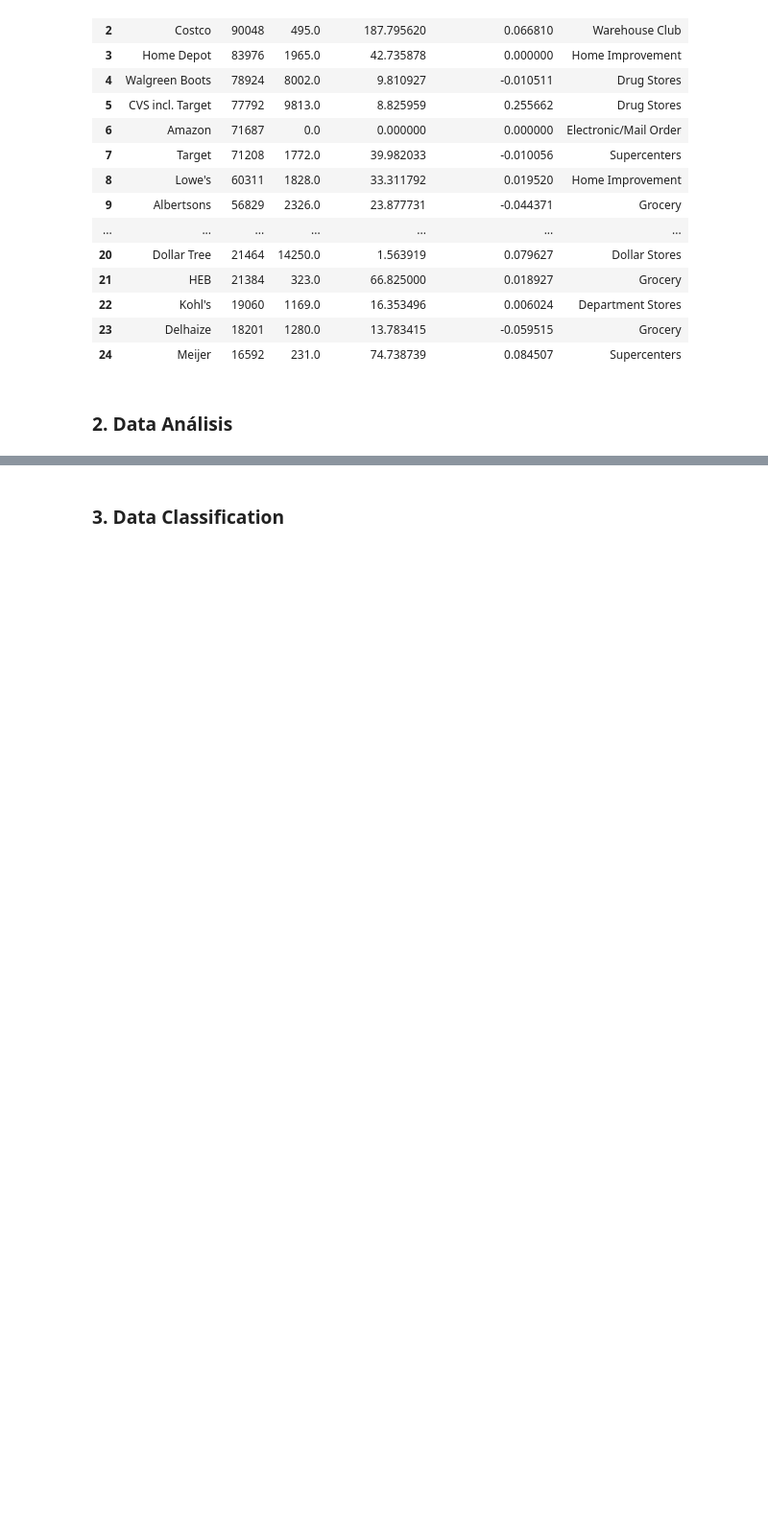
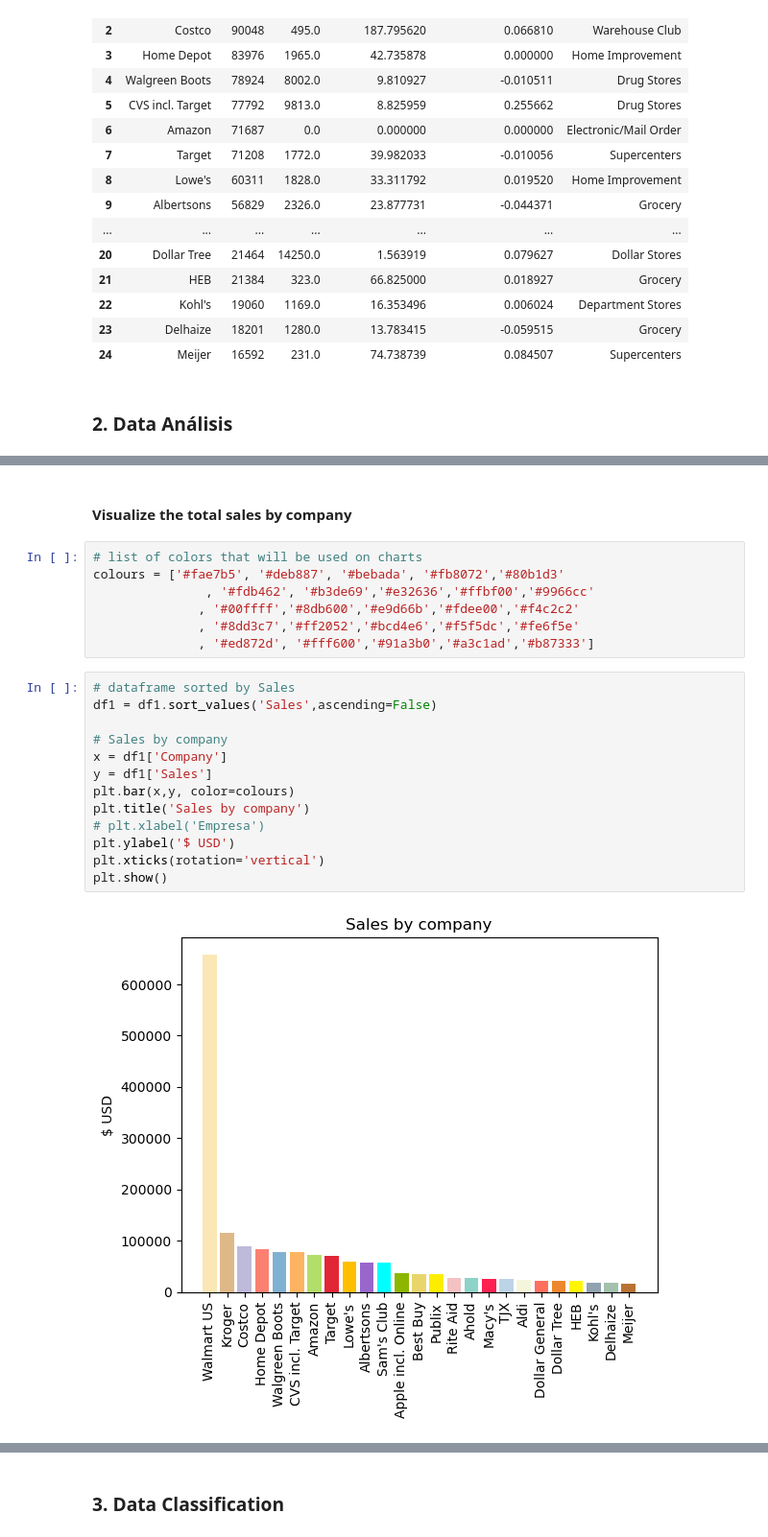
Before and after one commit to r3card0/Data-Academy-Project, a Jupyter notebook: DataAcademyProject.ipynb, the cells around one changed output, grey strips where cells are left out. Shown at 96% size. Cells and saved outputs as stored; diff of their text form; blank space fills up the shorter version.

```diff
--- a/DataAcademyProject.ipynb
+++ b/DataAcademyProject.ipynb
@@ -164,0 +179,24 @@ df1
+# %% [markdown]
+#### Visualize the total sales by company
+# %%
+# list of colors that will be used on charts
+colours = ['#fae7b5', '#deb887', '#bebada', '#fb8072','#80b1d3'
+               , '#fdb462', '#b3de69','#e32636','#ffbf00','#9966cc'
+              , '#00ffff','#8db600','#e9d66b','#fdee00','#f4c2c2'
+              , '#8dd3c7','#ff2052','#bcd4e6','#f5f5dc','#fe6f5e'
+              , '#ed872d', '#fff600','#91a3b0','#a3c1ad','#b87333']
+# %%
+# dataframe sorted by Sales
+df1 = df1.sort_values('Sales',ascending=False)
+
+# Sales by company
+x = df1['Company']
+y = df1['Sales']
+plt.bar(x,y, color=colours)
+plt.title('Sales by company')
+# plt.xlabel('Empresa')
+plt.ylabel('$ USD')
+plt.xticks(rotation='vertical')
+plt.show()
+# %% [output]
+[figure, added]
```
Also changed, not shown: parts of 8 cells of this notebook, 1 other file.
